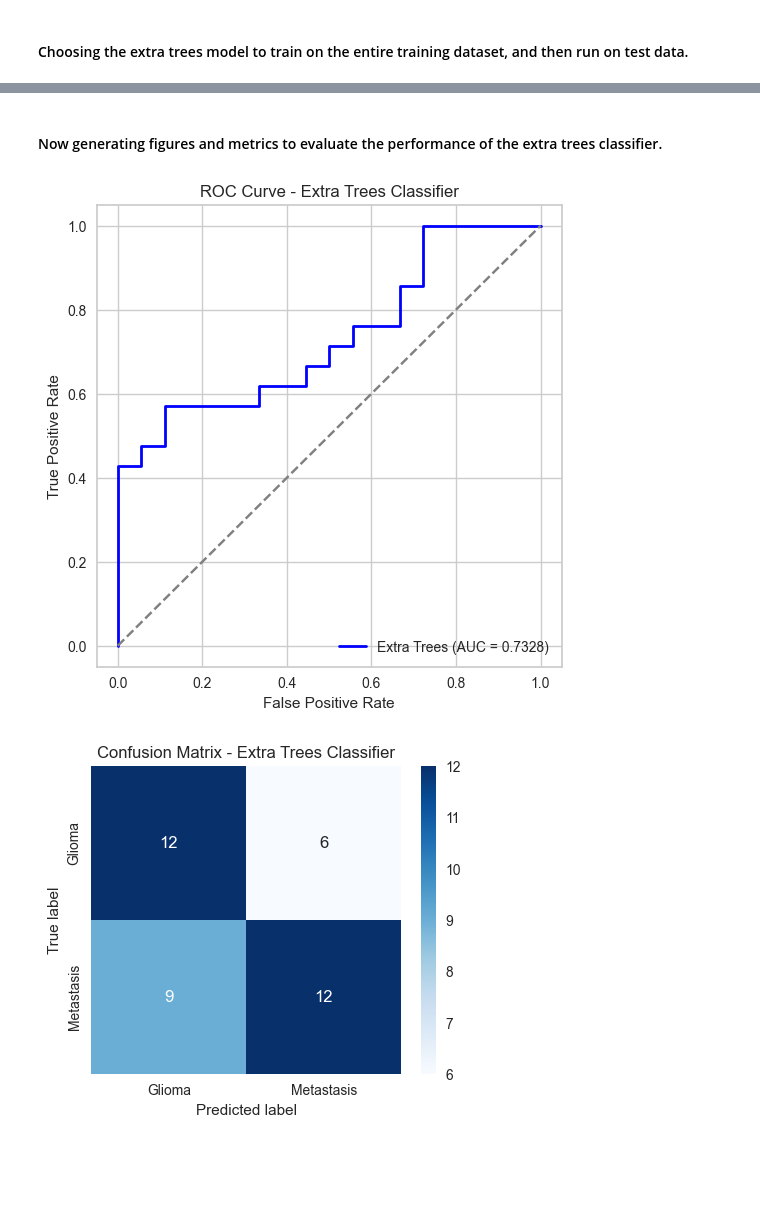
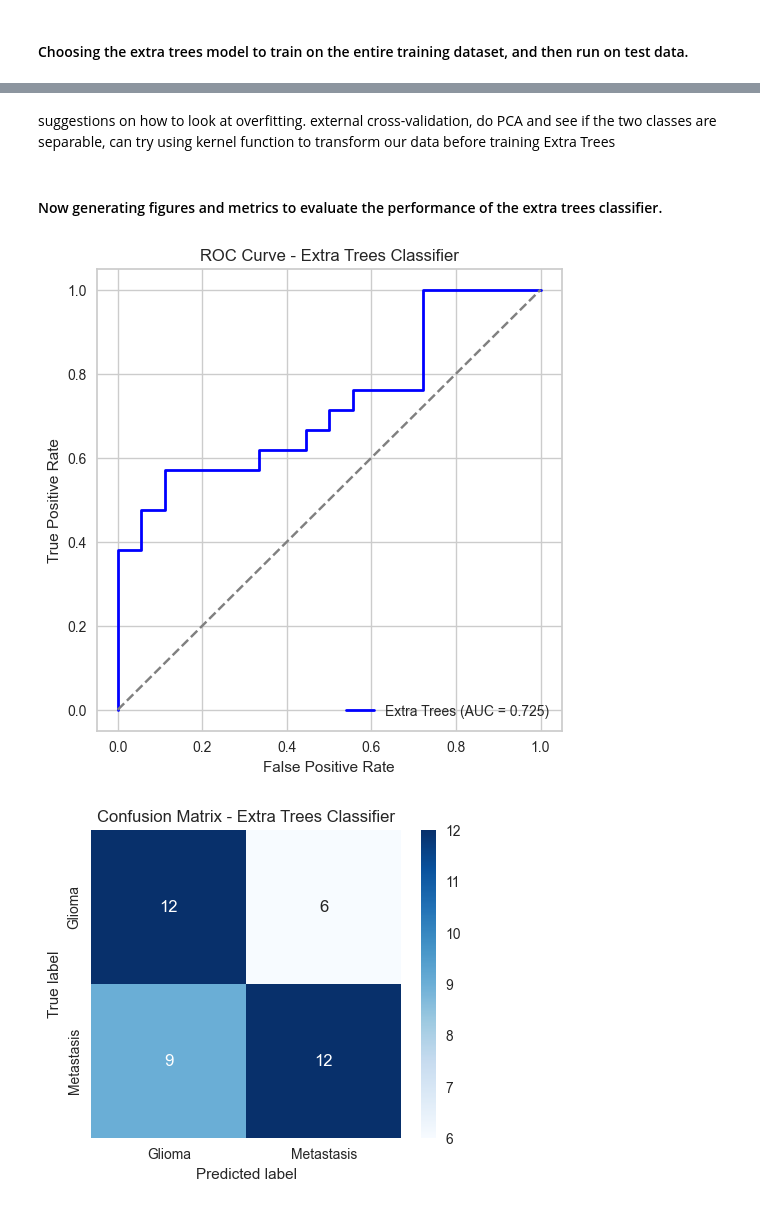
Before and after one commit to pmagbor/ds9000_project, a Jupyter notebook: 04_training_models.ipynb, the cells around one changed output, grey strips where cells are left out. Saved outputs shown, nothing was run; the diff lists cells and outputs as text; code cells hidden in the pictures; blank space fills up the shorter version.

```diff
--- a/04_training_models.ipynb
+++ b/04_training_models.ipynb
@@ -588,11 +588,11 @@ import matplotlib.pyplot as plt
 
 # creating the extra trees classifier with the tuned hyperparameters
 final_et_model = ExtraTreesClassifier(
-    n_estimators=400,
-    max_depth=10,
-    max_features='sqrt',
-    min_samples_leaf=2,
-    min_samples_split=2,
+    n_estimators=200,
+    max_depth=15,
+    max_features=None,
+    min_samples_leaf=4,
+    min_samples_split=4,
     random_state=42
 )
 
@@ -650,11 +650,4 @@ plt.title("Learning Curve (GroupKFold CV) - Extra Trees")
 plt.legend()
 plt.tight_layout()
 plt.show()
-
-# train the model on the entire training set
-# final_et_model.fit(X_train_scaled, y_train)
-
-# evaluation on test set
-# y_test_pred = final_et_model.predict(X_test_scaled)
-# y_test_prob = final_et_model.predict_proba(X_test_scaled)[:, 1]
 # %% [output]
@@ -709,22 +655,31 @@ plt.show()
+# %% [markdown]
+suggestions on how to look at overfitting. external cross-validation, do PCA and see if the two classes are separable, can try using kernel function to transform our data before training Extra Trees
+# %%
+# train the model on the entire training set
+final_et_model.fit(X_train_scaled, y_train)
+
+# evaluation on test set
+y_test_pred = final_et_model.predict(X_test_scaled)
+y_test_prob = final_et_model.predict_proba(X_test_scaled)[:, 1]
 # %% [markdown]
 #### Now generating figures and metrics to evaluate the performance of the extra trees classifier.
 # %%
 from sklearn.metrics import roc_curve, auc
 
 fpr, tpr, thresholds = roc_curve(y_test, y_test_prob)
 roc_auc = auc(fpr, tpr)
 
 # making ROC plot
 plt.figure(figsize=(6,6))
-plt.plot(fpr, tpr, color='blue', lw=2, label=f'Extra Trees (AUC = {roc_auc:.4f})')
+plt.plot(fpr, tpr, color='blue', lw=2, label=f'Extra Trees (AUC = {roc_auc:.3f})')
 plt.plot([0,1], [0,1], color='grey', linestyle='--')
 plt.xlabel('False Positive Rate')
 plt.ylabel('True Positive Rate')
 plt.title('ROC Curve - Extra Trees Classifier')
 plt.legend(loc='lower right')
 plt.show()
 # %% [output]
-[figure, old version]
+[figure, new version]
 # %%
 # making a confusion matrix
 from sklearn.metrics import confusion_matrix
```
Also changed, not shown: parts of 12 cells of this notebook.
